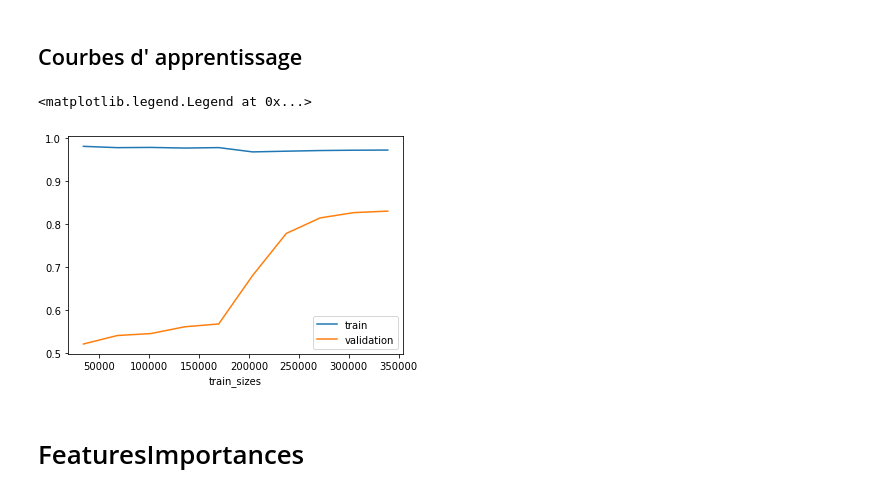
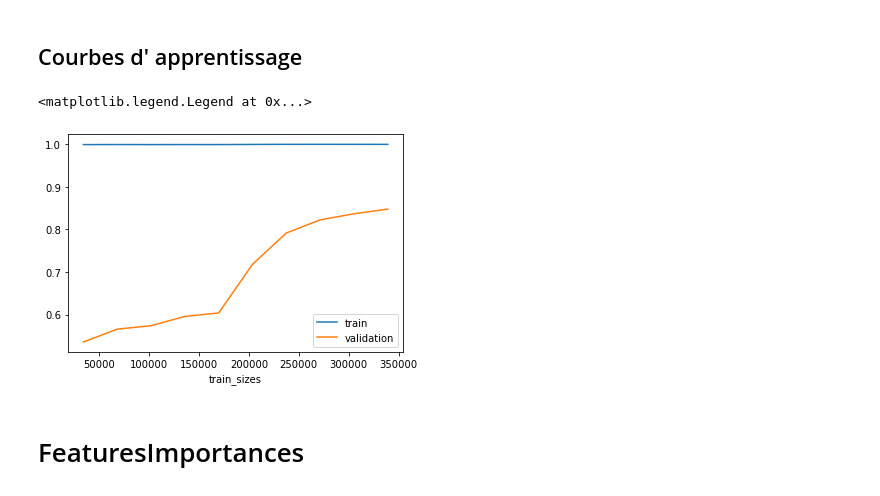
Before and after one commit to jiangwei4/HomeCreditML, a Jupyter notebook: clear2.ipynb, the cells around one changed output. Drawn from its saved outputs; the diff is of its cells as text; code cells hidden in the pictures.

```diff
--- a/clear2.ipynb
+++ b/clear2.ipynb
@@ -404,7 +396,7 @@ ecart type 0.0029289467129599367
 param_grid = {'n_neighbors':np.arange(7,10),
              'metric':['euclidean','manhattan']}
 
-grid = GridSearchCV(KNeighborsClassifier(), param_grid, cv=5,  scoring='neg_mean_squared_error', return_train_score=True, n_jobs=-1, verbose=10)
+grid = GridSearchCV(KNeighborsClassifier(), param_grid, cv=5,  scoring='neg_mean_squared_error', return_train_score=True, n_jobs=-1)
 grid.fit(X_train, y_train)
 print(grid.best_params_)
 display_grid(grid)
@@ -424,7 +421,7 @@ Fitting 5 folds for each of 6 candidates, totalling 30 fits
 # %%
 from sklearn.ensemble import RandomForestClassifier, AdaBoostClassifier
 # %%
-model4 = RandomForestClassifier(n_estimators=5, max_features=9,  n_jobs=-1)
+model4 = RandomForestClassifier(n_estimators=10, max_features=5,  n_jobs=-1)
 # %% [markdown]
 ### RandomForest CrossVal
 # %%
@@ -541,11 +510,11 @@ ecart type 0.001060234357816738
 # %% [markdown]
 ### CatBoost GridSearchCV
 # %%
-param_grid = {'iterations':np.arange(1,10),
-             'learning_rate':np.arange(1,6)}
+param_grid = {'iterations':np.arange(35,40),
+             'learning_rate':np.arange(1,3)}
 
-grid = GridSearchCV(CatBoostClassifier(), param_grid, cv=5,  scoring='neg_mean_squared_error', return_train_score=True, n_jobs=-1)
-grid.fit(X_train, y_train)
+grid = GridSearchCV(CatBoostClassifier(), param_grid, cv=5,  scoring='neg_mean_squared_error', return_train_score=True, n_jobs=-1,verbose=2)
+grid.fit(X_train, y_train,verbose=False)
 print(grid.best_params_)
 display_grid(grid)
 # %% [output]
@@ -577,7 +551,7 @@ model11 = VotingClassifier([#('sgd', model1),
                           ('tree', model2),
                           ('kn', model3),
                           ('rdforest',model4),
-                          ('ada',model5),
+                          #('ada',model7),
                           #('bayes',model6)
 ],
                          voting='soft')
@@ -637,15 +611,15 @@ for model in (model1,
 # %%
 from sklearn.model_selection import learning_curve
 # %%
-N, train_score, val_score = learning_curve(model11, X_train, y_train, train_sizes=np.linspace(0.1,1.0,10), cv=4)
+N, train_score, val_score = learning_curve(model11, X_train, y_train, train_sizes=np.linspace(0.1,1.0,10), cv=4, n_jobs=-1)
 
 plt.plot(N, train_score.mean(axis=1), label='train')
 plt.plot(N, val_score.mean(axis=1), label='validation')
 plt.xlabel('train_sizes')
 plt.legend()
 # %% [output]
 <matplotlib.legend.Legend at 0x...>
-[figure, old version]
+[figure, new version]
 # %% [markdown]
 # FeaturesImportances
 # %%
```
Also changed, not shown: parts of 25 cells of this notebook.
